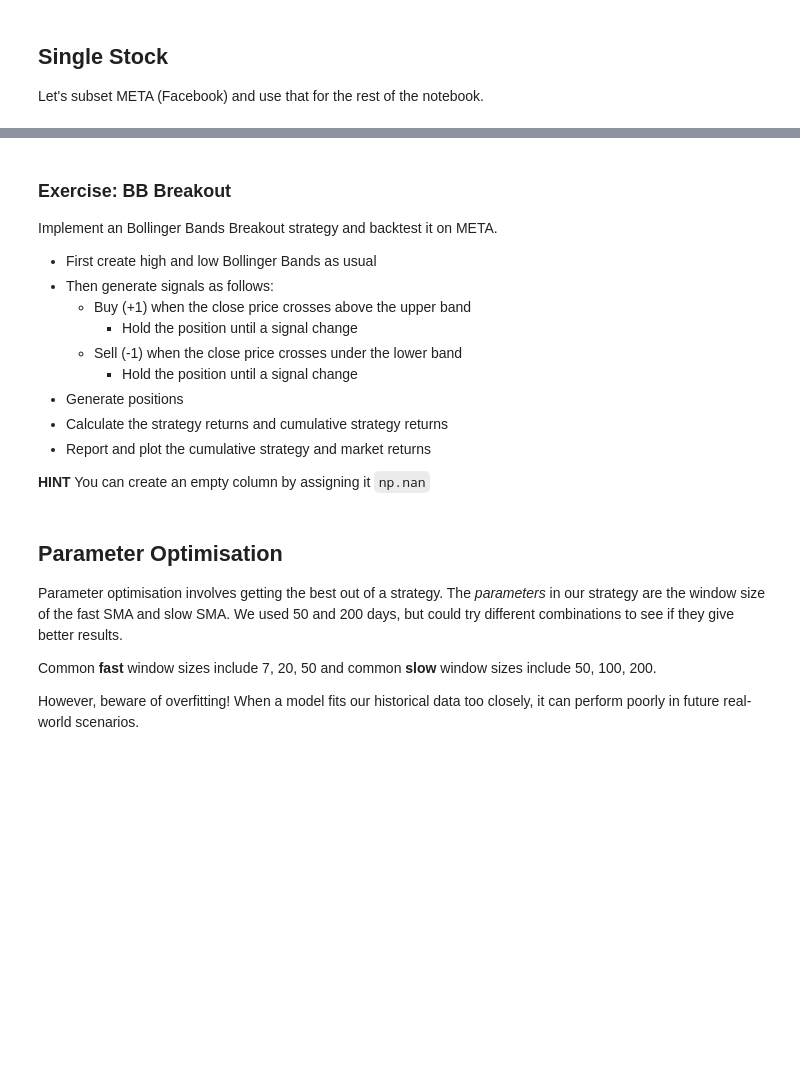
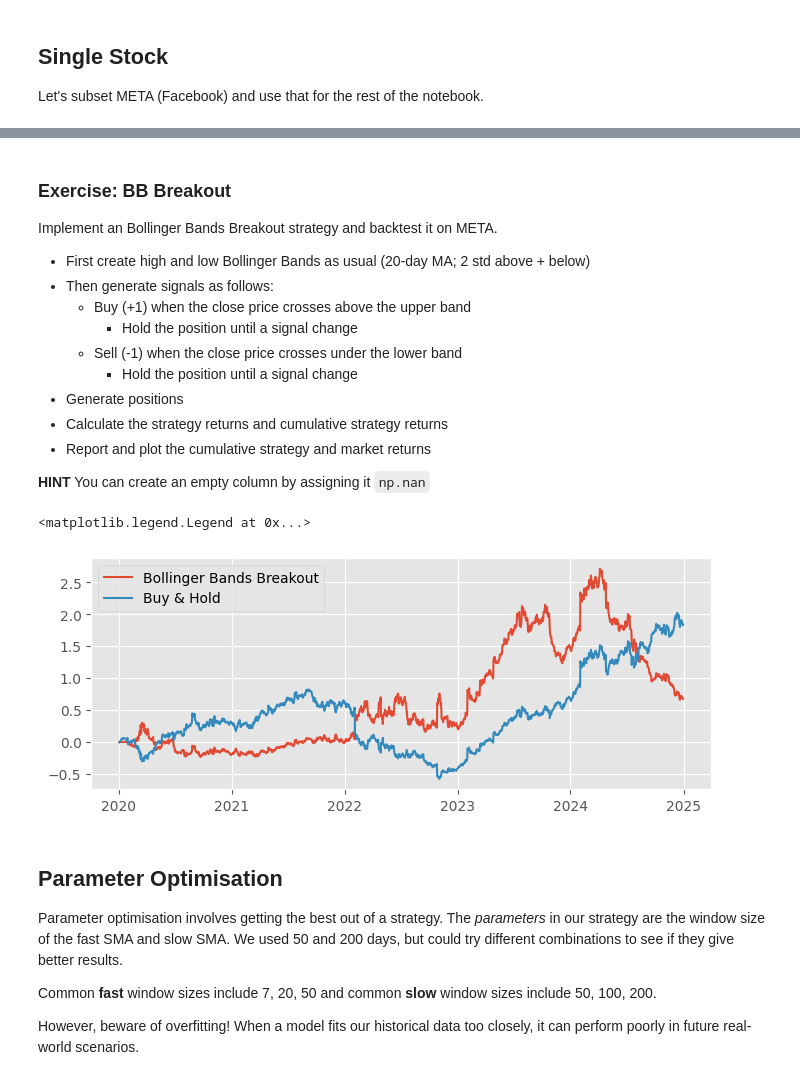
Before and after one commit to Imperial-Business-School/python-for-finance-Sophie222222, a Jupyter notebook: 10. Panel Strategies.ipynb, the cells around one changed output, grey strips where cells are left out. Saved outputs shown, nothing was run; the diff lists cells and outputs as text; code cells hidden in the pictures; blank space fills up the shorter version.

```diff
--- a/10. Panel Strategies.ipynb
+++ b/10. Panel Strategies.ipynb
@@ -97,3 +109,7 @@ Can you produce a data frame with the end-of-period market and strategy cumulati
 ## Single Stock
 
 Let's subset META (Facebook) and use that for the rest of the notebook.
+# %%
+meta = df.groupby("Ticker").get_group("META").copy() #new dataframe with just Meta
+meta.set_index("DlyCalDt", inplace=True)
+meta
@@ -102,7 +133,7 @@ Let's subset META (Facebook) and use that for the rest of the notebook.
 
 Implement an Bollinger Bands Breakout strategy and backtest it on META.
 
-- First create high and low Bollinger Bands as usual
+- First create high and low Bollinger Bands as usual (20-day MA; 2 std above + below)
 - Then generate signals as follows:
   - Buy (+1) when the close price crosses above the upper band
     - Hold the position until a signal change
@@ -118,3 +147,35 @@ Implement an Bollinger Bands Breakout strategy and backtest it on META.
+# %%
+#Create Bollinger Bands
+WINDOW = 20
+meta["SMA"] = meta.DlyClose.rolling(WINDOW).mean()
+meta["DEV"] = meta.DlyClose.rolling(WINDOW).std()
+meta["LowB"] = meta.SMA - (2 * meta.DEV)
+meta["HighB"] = meta.SMA + (2 * meta.DEV)
+
+meta["Signal"] = np.nan
+meta.Signal = np.where(meta.DlyClose > meta.HighB, 1, meta.Signal) #Generate a buy signal
+meta.Signal = np.where(meta.DlyClose < meta.LowB, -1, meta.Signal)
+
+#Hold until a signal change
+meta.Signal = meta.Signal.ffill()
+
+#We don't trade (0), if there is no signal
+meta.Signal = meta.Signal.fillna(0)
+
+#Cumulative return for the breakout strategy
+meta["Position"] = meta.Signal.shift()
+meta["Strategy"] = meta.Returns * meta.Position
+meta["Breakout"] = (1 + meta.Strategy).cumprod() - 1
+
+meta.tail(1)[["Ticker", "BuyHold", "MACS", "Breakout"]] #Get the last row of the dataframe to indicate how your strategy performed
+
+plt.figure(figsize=(8,3))
+plt.plot(meta.Breakout, label = "Bollinger Bands Breakout")
+plt.plot(meta.BuyHold, label = "Buy & Hold")
+plt.legend()
+# %% [output]
+<matplotlib.legend.Legend at 0x...>
+[figure, added]
 # %% [markdown]
 ## Parameter Optimisation
 
```
Also changed, not shown: parts of 4 cells of this notebook.
